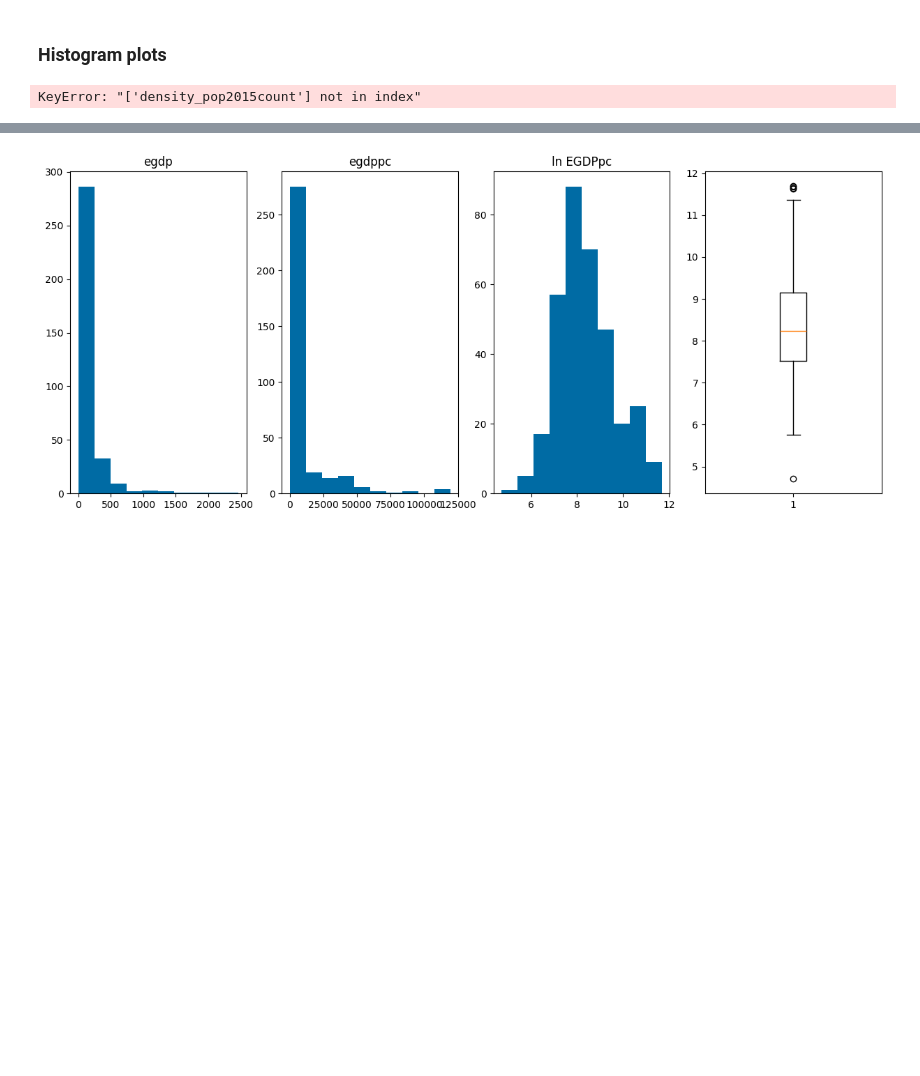
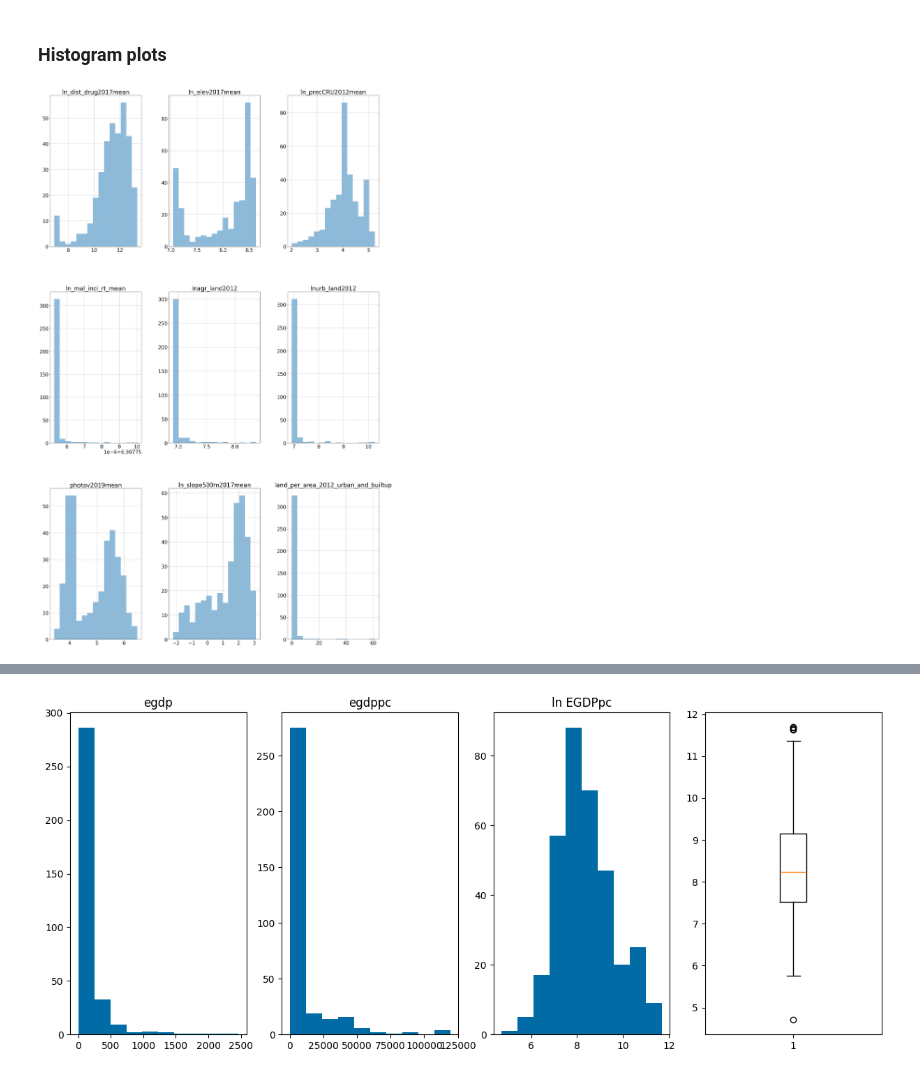
Before and after one commit to HendrixPeralta/bol_hdi_prediction, a Jupyter notebook: 01_data_exploration.ipynb, the cells around one changed output, grey strips where cells are left out. Saved outputs shown, nothing was run; the diff lists cells and outputs as text; code cells hidden in the pictures; blank space fills up the shorter version.

Commit message:
Created 2 groups of histograms. One with the variables that follow a normal distribution and the other ones that do not

```diff
--- a/01_data_exploration.ipynb
+++ b/01_data_exploration.ipynb
@@ -693,14 +693,12 @@ Index([], dtype='object')
 # %% [markdown]
 ### Histogram plots
 # %%
-used = ['ln_dist_drug2017mean',
-       'ln_dist_road2017', 'ln_elev2017mean', 'ln_ghsl2015', 'ln_land_temp2012', 'ln_pm25_2012', 'ln_precCRU2012mean',
-       'ln_t400NTLpc2012', 'ln_tr400_pop2012', 'lnagr_land2012', 'lnurb_land2012', 'photov2019mean', "ln_slope500m2017mean",
-       'ln_access2016mean', 'density_pop2015count']
-
+used = ['ln_dist_drug2017mean', 'ln_elev2017mean','ln_precCRU2012mean', 'ln_mal_inci_rt_mean',
+         'lnagr_land2012', 'lnurb_land2012', 'photov2019mean', "ln_slope500m2017mean", 'land_per_area_2012_urban_and_builtup']
+plt.rcParams.update({'font.size': 25})
 #sat_mod.drop(columns= {"id", 'land_per_area_2012_count'}).hist(bins=15, figsize=(30,50), alpha=0.5)
 sat_mod[used].hist(bins=15, figsize=(30,50), alpha=0.5)
 
 plt.show()
 # %% [output]
-KeyError: "['density_pop2015count'] not in index"
+[figure, added]
```
Also changed, not shown: parts of 4 cells of this notebook.
